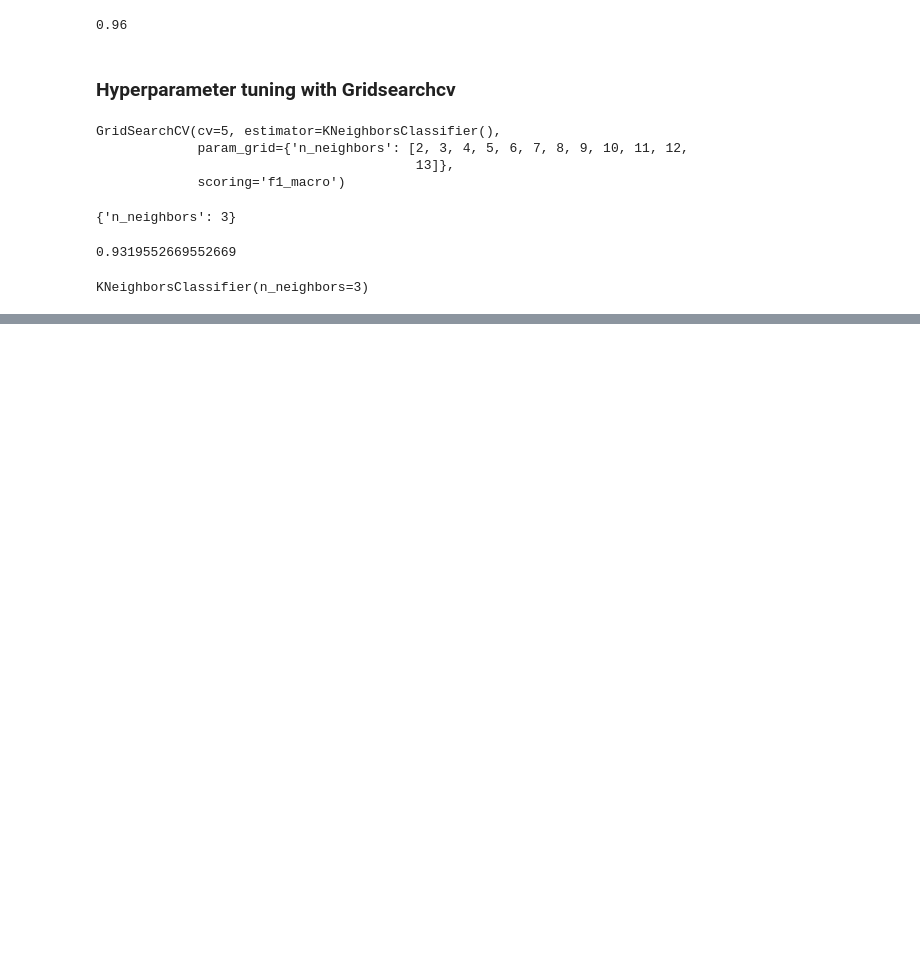
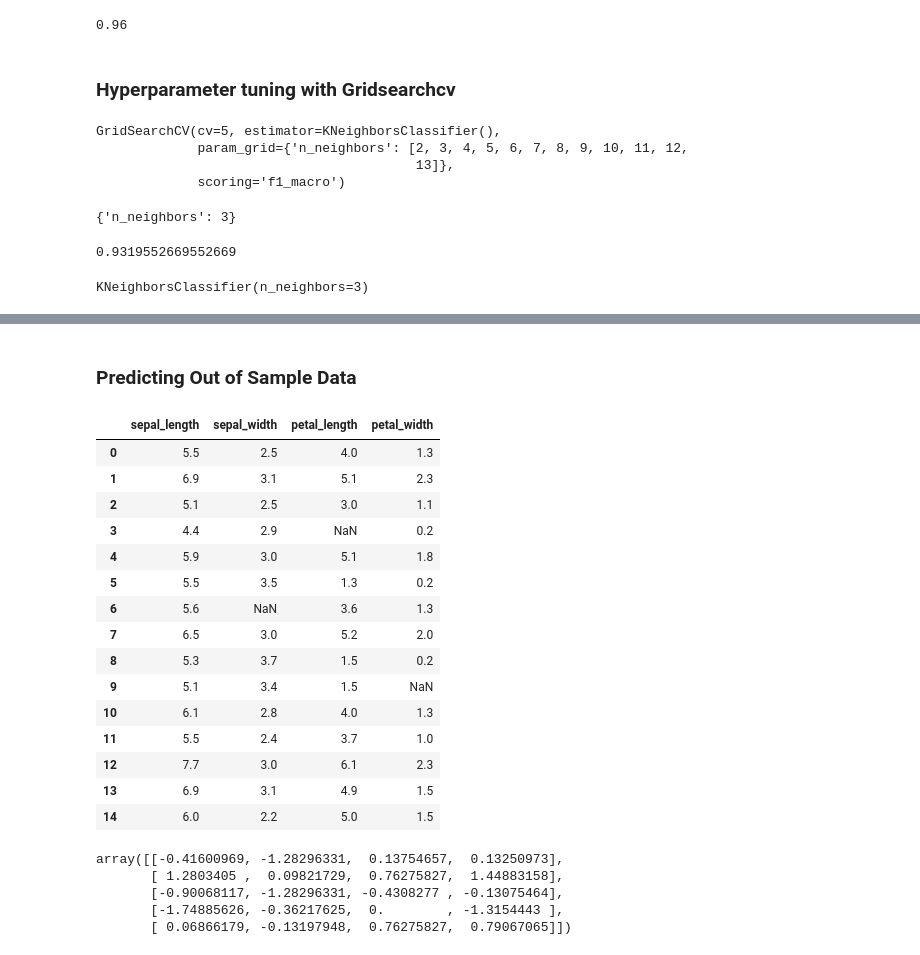
Before and after one commit to pdhanshri/Github, a Jupyter notebook: Random Forest/KNN Classification/KNN .ipynb, the cells around one changed output, grey strips where cells are left out. Saved outputs shown, nothing was run; the diff lists cells and outputs as text; code cells hidden in the pictures; blank space fills up the shorter version.

```diff
--- a/Random Forest/KNN Classification/KNN .ipynb
+++ b/Random Forest/KNN Classification/KNN .ipynb
@@ -185,0 +293,32 @@ KNeighborsClassifier(n_neighbors=3)
+# %% [markdown]
+### Predicting Out of Sample Data
+# %%
+xnew = pd.read_csv('iris_sample.csv')
+xnew
+# %% [output]
+|  | sepal_length | sepal_width | petal_length | petal_width |
+| 0 | 5.5 | 2.5 | 4.0 | 1.3 |
+| 1 | 6.9 | 3.1 | 5.1 | 2.3 |
+| 2 | 5.1 | 2.5 | 3.0 | 1.1 |
+| 3 | 4.4 | 2.9 | NaN | 0.2 |
+| 4 | 5.9 | 3.0 | 5.1 | 1.8 |
+| 5 | 5.5 | 3.5 | 1.3 | 0.2 |
+| 6 | 5.6 | NaN | 3.6 | 1.3 |
+| 7 | 6.5 | 3.0 | 5.2 | 2.0 |
+| 8 | 5.3 | 3.7 | 1.5 | 0.2 |
+| 9 | 5.1 | 3.4 | 1.5 | NaN |
+| 10 | 6.1 | 2.8 | 4.0 | 1.3 |
+| 11 | 5.5 | 2.4 | 3.7 | 1.0 |
+| 12 | 7.7 | 3.0 | 6.1 | 2.3 |
+| 13 | 6.9 | 3.1 | 4.9 | 1.5 |
+| 14 | 6.0 | 2.2 | 5.0 | 1.5 |
+# %%
+# During Prediction always use pipeline.transform
+xnew_pre = num_pipe.transform(xnew)
+xnew_pre[0:5]
+# %% [output]
+array([[-0.41600969, -1.28296331,  0.13754657,  0.13250973],
+       [ 1.2803405 ,  0.09821729,  0.76275827,  1.44883158],
+       [-0.90068117, -1.28296331, -0.4308277 , -0.13075464],
+       [-1.74885626, -0.36217625,  0.        , -1.3154443 ],
+       [ 0.06866179, -0.13197948,  0.76275827,  0.79067065]])
```
Also changed, not shown: parts of 26 cells of this notebook.
